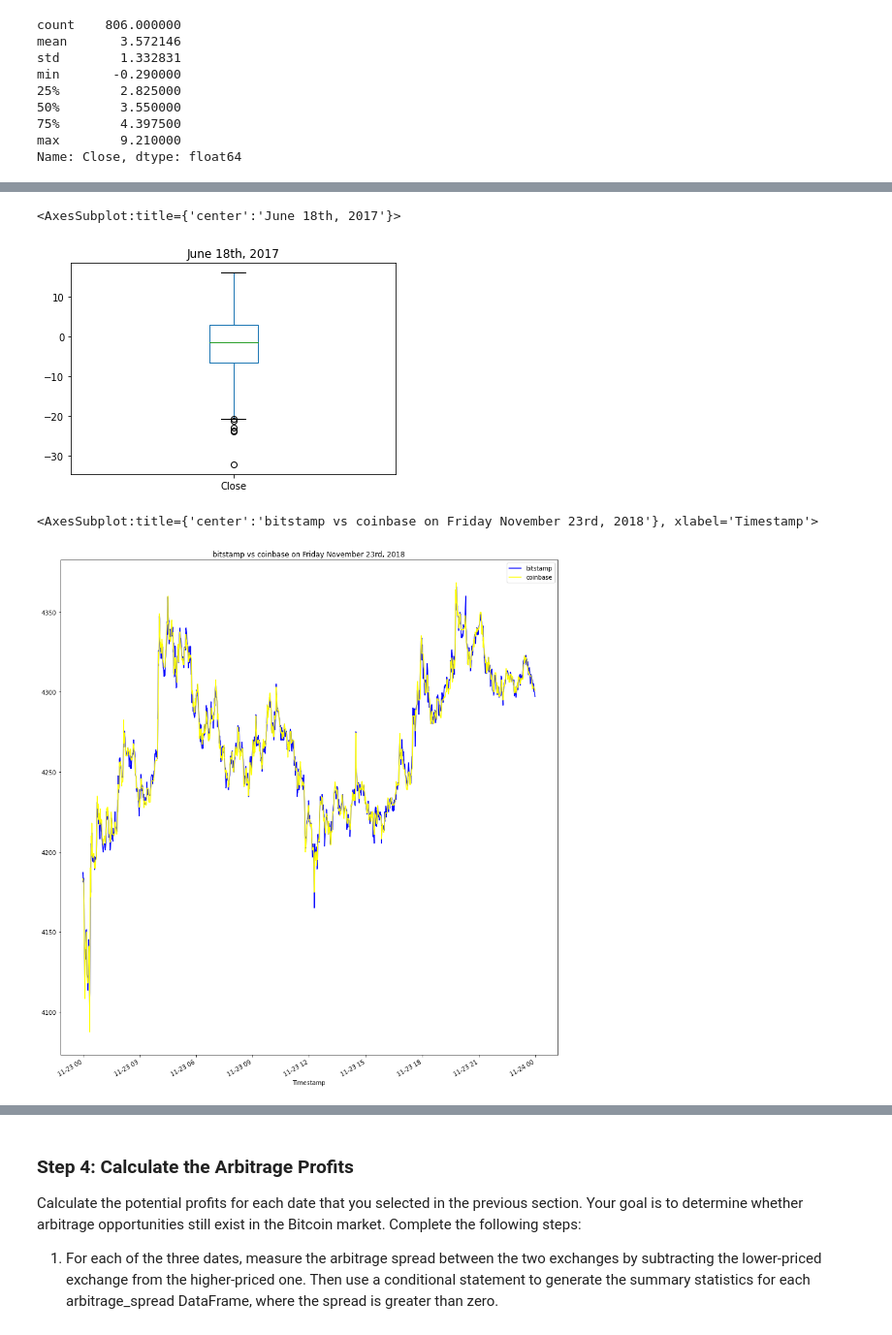
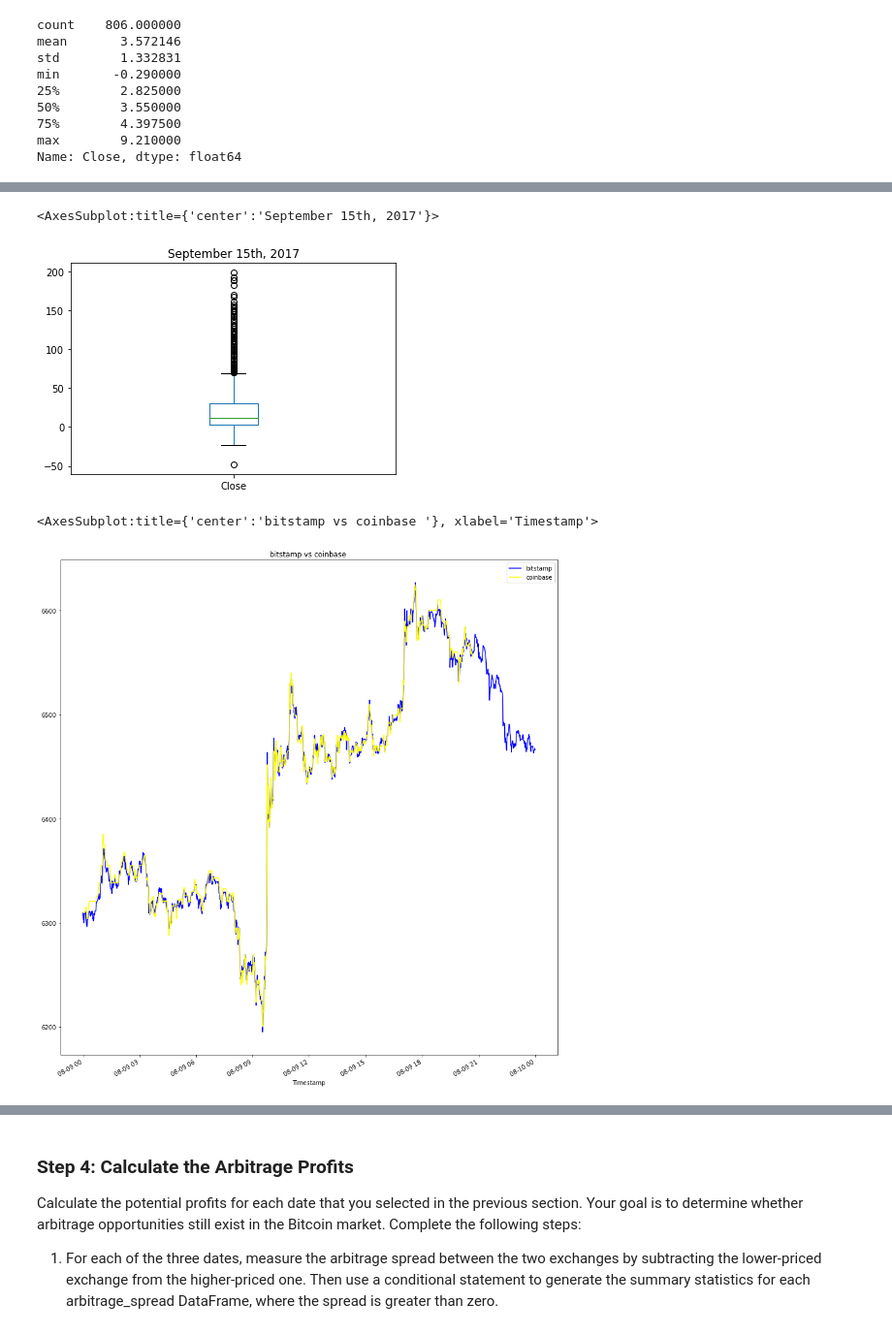
Before and after one commit to Miggs00/crypto_arbitrage_opportunities_analysis, a Jupyter notebook: crypto_arbitrage.ipynb, the cells around one changed output, grey strips where cells are left out. Shown at 97% size. Cells and saved outputs as stored; diff of their text form; code cells hidden in the pictures.

```diff
--- a/crypto_arbitrage.ipynb
+++ b/crypto_arbitrage.ipynb
@@ -399,18 +399,18 @@ Name: Close, dtype: float64
 # %%
 # Visualize the arbitrage spread from the middle of the dataset in a box plot
 # Be sure to include at least a title with your plot
-arbitrage_spread_middle.plot(kind='box', title='June 18th, 2017')
+arbitrage_spread_middle.plot(kind='box', title='September 15th, 2017')
 # %% [output]
-<AxesSubplot:title={'center':'June 18th, 2017'}>
+<AxesSubplot:title={'center':'September 15th, 2017'}>
-[figure, old version]
+[figure, new version]
 # %%
 # Create an overlay plot that visualizes the two dataframes over a period of one day from late in the dataset
 # Be sure that the plots include the parameters `legend`, `figsize`, `title`, `color` and `label`
-bitstamp['Close'].loc['2018-11-23'].plot(legend=True, figsize=(15,7), title='bitstamp vs coinbase on Friday November 23rd, 2018', color='blue', label='bitstamp')
-coinbase['Close'].loc['2018-11-23'].plot(legend=True, figsize=(15,17), color='yellow', label='coinbase')
+bitstamp['Close'].loc['2018-08-09'].plot(legend=True, figsize=(15,7), title='bitstamp vs coinbase ', color='blue', label='bitstamp')
+coinbase['Close'].loc['2018-08-09'].plot(legend=True, figsize=(15,17), color='yellow', label='coinbase')
 # %% [output]
-<AxesSubplot:title={'center':'bitstamp vs coinbase on Friday November 23rd, 2018'}, xlabel='Timestamp'>
+<AxesSubplot:title={'center':'bitstamp vs coinbase '}, xlabel='Timestamp'>
-[figure, old version]
+[figure, new version]
 # %%
 # Using th date from late in the dataset that you have selected, calculate the arbitrage spread
 # by subtracting the bitstamp lower closing prices from the coinbase higher closing prices
```
Also changed, not shown: parts of 29 cells of this notebook.
